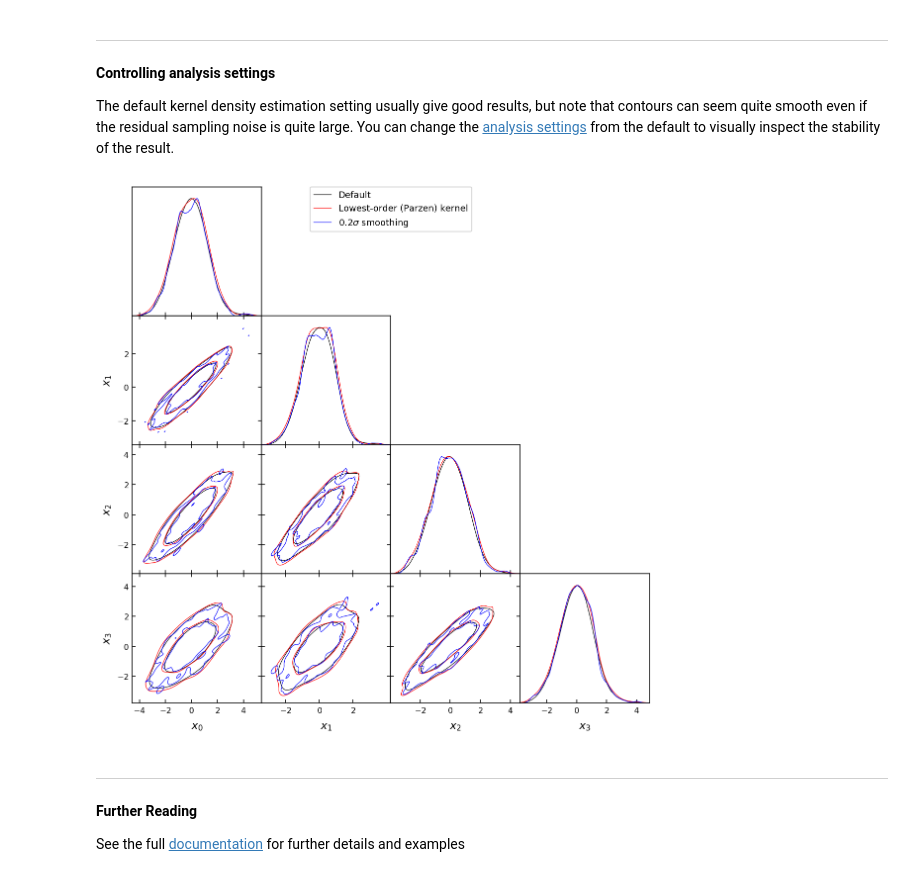
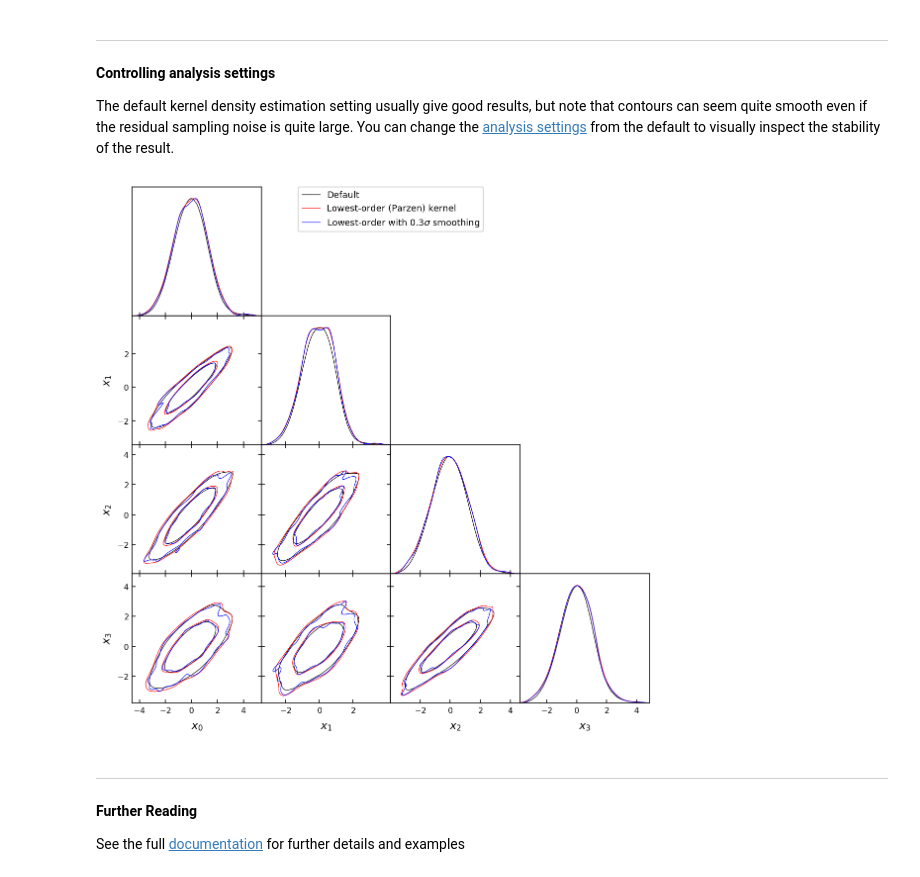
Before and after one commit to xgarrido/getdist, a Jupyter notebook: docs/plot_gallery.ipynb, the cells around one changed output. Cells and saved outputs as stored; diff of their text form; code cells hidden in the pictures.

```diff
--- a/docs/plot_gallery.ipynb
+++ b/docs/plot_gallery.ipynb
@@ -452,0 +462,8 @@ g.add_2d_contours(mixture, 't','zobs', ax = [0,1]);
+# %%
+# use the 'tab10' style, which uses default matplotlib colourmaps
+from getdist.styles.tab10 import style_name
+plots.set_active_style(style_name)
+
+g = plots.get_subplot_plotter(width_inch=6)
+g.triangle_plot([samples, samples2], ['x1', 'x2', 'x3'],
+                plot_3d_with_param='x0', legend_labels=['Simulation', 'Simulation 2'])
@@ -452,0 +472,11 @@ g.add_2d_contours(mixture, 't','zobs', ax = [0,1]);
+# %%
+# getdist.styles.planck is a more complicated case which also changes matplotlib style
+# (to use latex rendering and different fonts). It also turns of scaling by default so all
+# fonts are fixed size.
+
+from getdist.styles.planck import style_name
+plots.set_active_style(style_name)
+
+g = plots.get_subplot_plotter(width_inch=6)
+g.triangle_plot([samples, samples2], ['x1', 'x2', 'x3'],
+                plot_3d_with_param='x0', legend_labels=['Simulation', 'Simulation 2'])
@@ -453,3 +485,6 @@ g.add_2d_contours(mixture, 't','zobs', ax = [0,1]);
+# %%
+# Back to default style
+plots.set_active_style();
 # %% [markdown]
 **Getting consistent sizes for publication**
 
@@ -519,40 +554,37 @@ plt.suptitle('rc font sizes are tick labels: %.2g, labels: %.2g, legend: %.2g, f
 
 The default kernel density estimation setting usually give good results, but note that contours can seem quite smooth even if the residual sampling noise is quite large. You can change the [analysis settings](https://getdist.readthedocs.io/en/latest/analysis_settings.html) from the default to visually inspect the stability of the result.
 # %%
-import numpy as np
 ndim = 4
 nsamp = 400
 np.random.seed(10)
 A = np.random.rand(ndim,ndim)
 cov = np.dot(A, A.T)
 samps = np.random.multivariate_normal([0]*ndim, cov, size=nsamp)
 names = ["x%s"%i for i in range(ndim)]
 labels =  ["x_%s"%i for i in range(ndim)]
 
 # default settings attempt to minimize sampling noise and bias
-samples = MCSamples(samples=samps, names=names, labels=labels, label='Default')
+s1 = MCSamples(samples=samps, names=names, labels=labels, label='Default')
 
 # Use standard lowest-order kernel density estimates the contours get visually more noisy
 # (and more biased). Kernel widths are determined automatically.
-samples2 = MCSamples(samples=samps, names=names, labels=labels,
-                     label='Lowest-order (Parzen) kernel',
-                    settings={'mult_bias_correction_order':0})
+s2 = MCSamples(samples=samps, names=names, labels=labels,
+               label='Lowest-order (Parzen) kernel',
+               settings={'mult_bias_correction_order':0})
 
 # manually set the smoothing scale in units of the standard deviation
 # Can also use copy() to generate a copy of samples with new settings
-samples3 = samples2.copy(label=r'$0.2\sigma$ smoothing',
-                         settings={'mult_bias_correction_order':0,
-                                   'smooth_scale_2D':0.2,
-                                   'smooth_scale_1D':0.2})
+s3 = s2.copy(label=r'Lowest-order with $0.3\sigma$ smoothing',
+             settings={'mult_bias_correction_order':0,'smooth_scale_2D':0.3, 'smooth_scale_1D':0.3})
 
 g = plots.get_subplot_plotter()
-g.triangle_plot([samples, samples2, samples3], filled=False)
+g.triangle_plot([s1, s2, s3], filled=False)
 
 # Note that for some flat distributions the location of 2D equal-enclosed-probability contours can
 # be very unstable, e.g. a flat bounded distribution 0<x<1, 0<y<1 any contours drawn based on random
 # samples will be completely dependent on sampling noise.
 # %% [output]
-[figure, old version]
+[figure, new version]
 # %% [markdown]
 ***
 **Further Reading**
```
Also changed, not shown: parts of 8 cells of this notebook, 17 other files.
